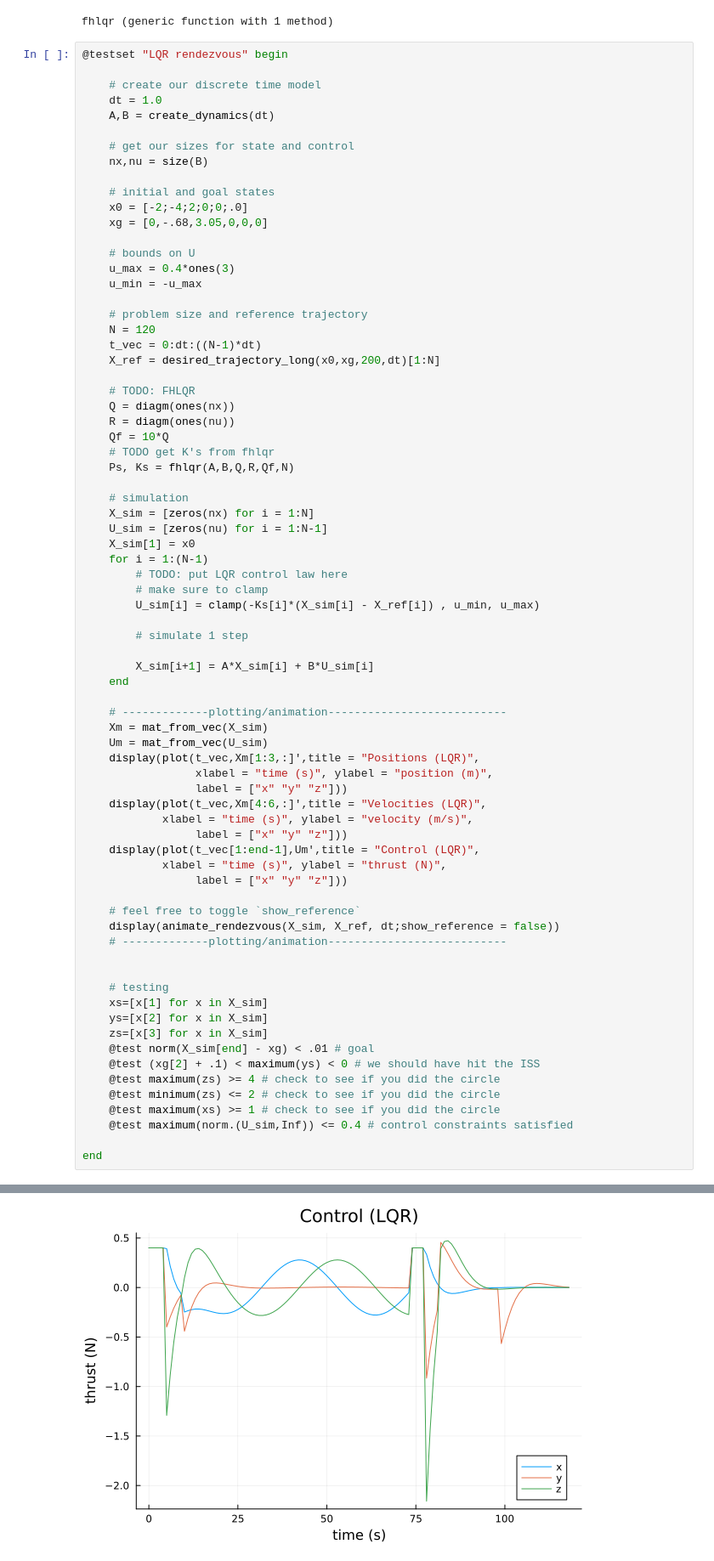
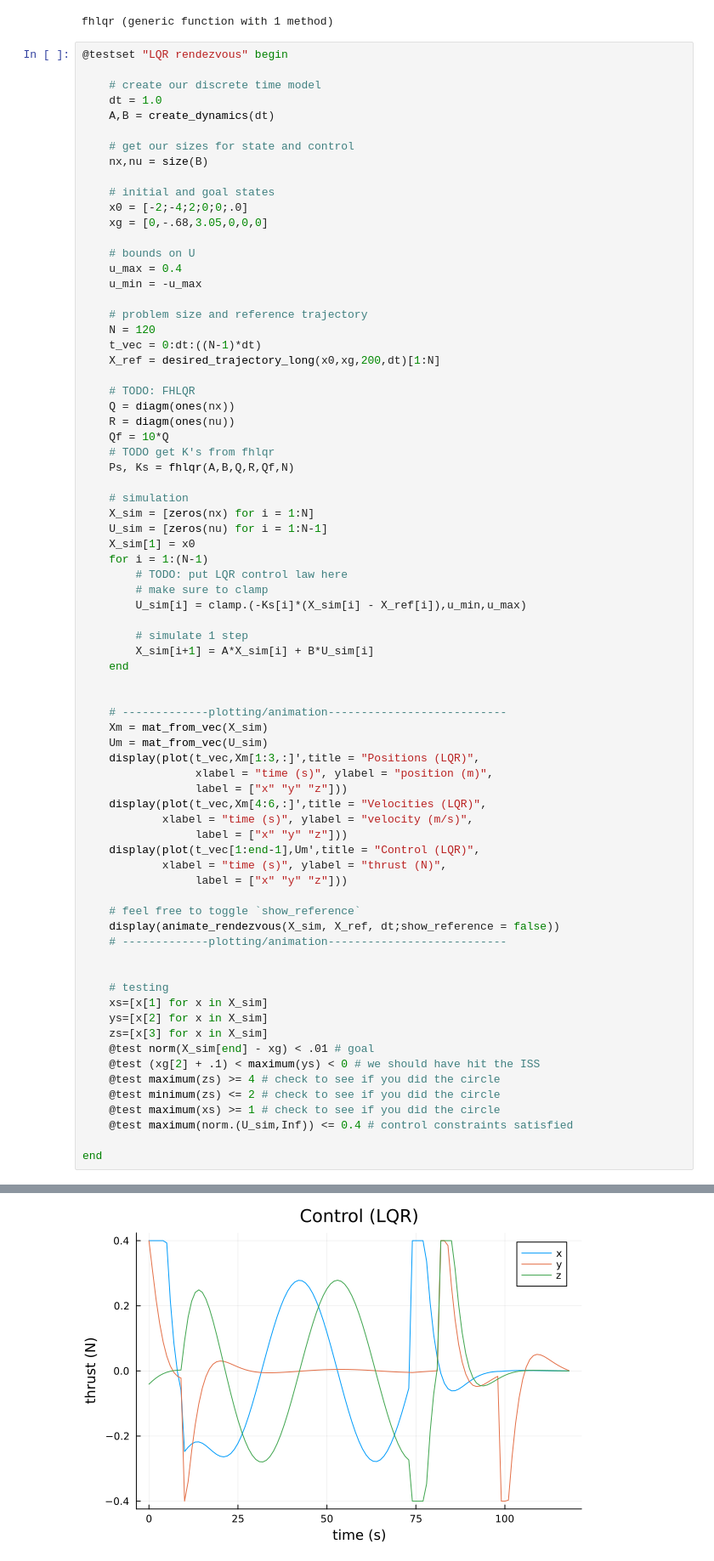
Before and after one commit to jc-bao/CMU16-745-Optimal-Control-HW, a Jupyter notebook: hw2/Q3.ipynb, the cells around one changed output, grey strips where cells are left out. Shown at 85% size. Cells and saved outputs as stored; diff of their text form.

```diff
--- a/hw2/Q3.ipynb
+++ b/hw2/Q3.ipynb
@@ -172,7 +188,7 @@ fhlqr (generic function with 1 method)
     xg = [0,-.68,3.05,0,0,0]
 
     # bounds on U
-    u_max = 0.4*ones(3)
+    u_max = 0.4
     u_min = -u_max
 
     # problem size and reference trajectory
@@ -194,12 +210,12 @@ fhlqr (generic function with 1 method)
     for i = 1:(N-1)
         # TODO: put LQR control law here
         # make sure to clamp
-        U_sim[i] = clamp(-Ks[i]*(X_sim[i] - X_ref[i]) , u_min, u_max)
+        U_sim[i] = clamp.(-Ks[i]*(X_sim[i] - X_ref[i]),u_min,u_max)
 
         # simulate 1 step
-
         X_sim[i+1] = A*X_sim[i] + B*U_sim[i]
     end
+
 
     # -------------plotting/animation---------------------------
     Xm = mat_from_vec(X_sim)
@@ -237 +253 @@ end
-[figure, old version]
+[figure, new version]
```
Also changed, not shown: parts of 5 cells of this notebook, 12 other files.
